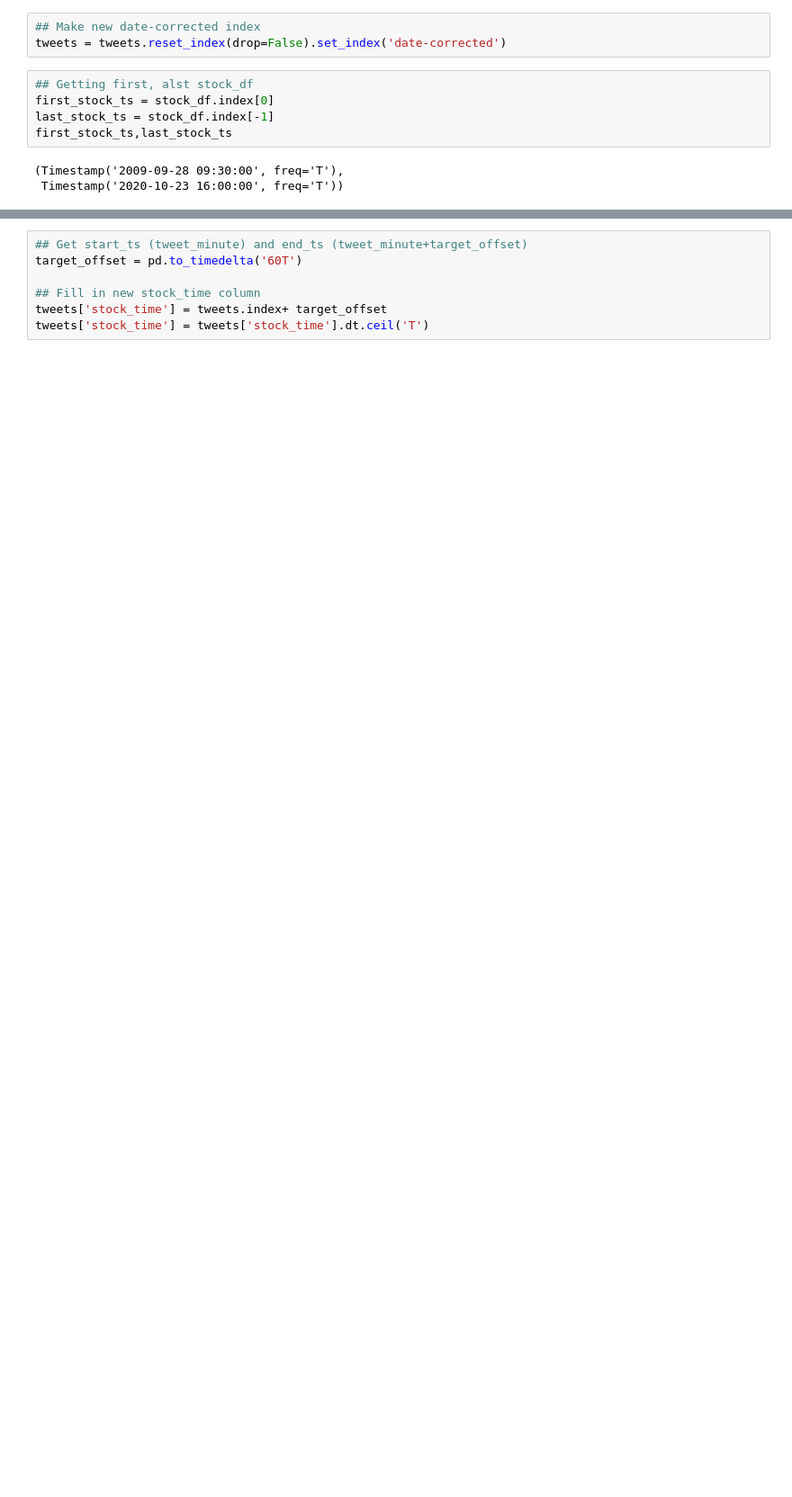
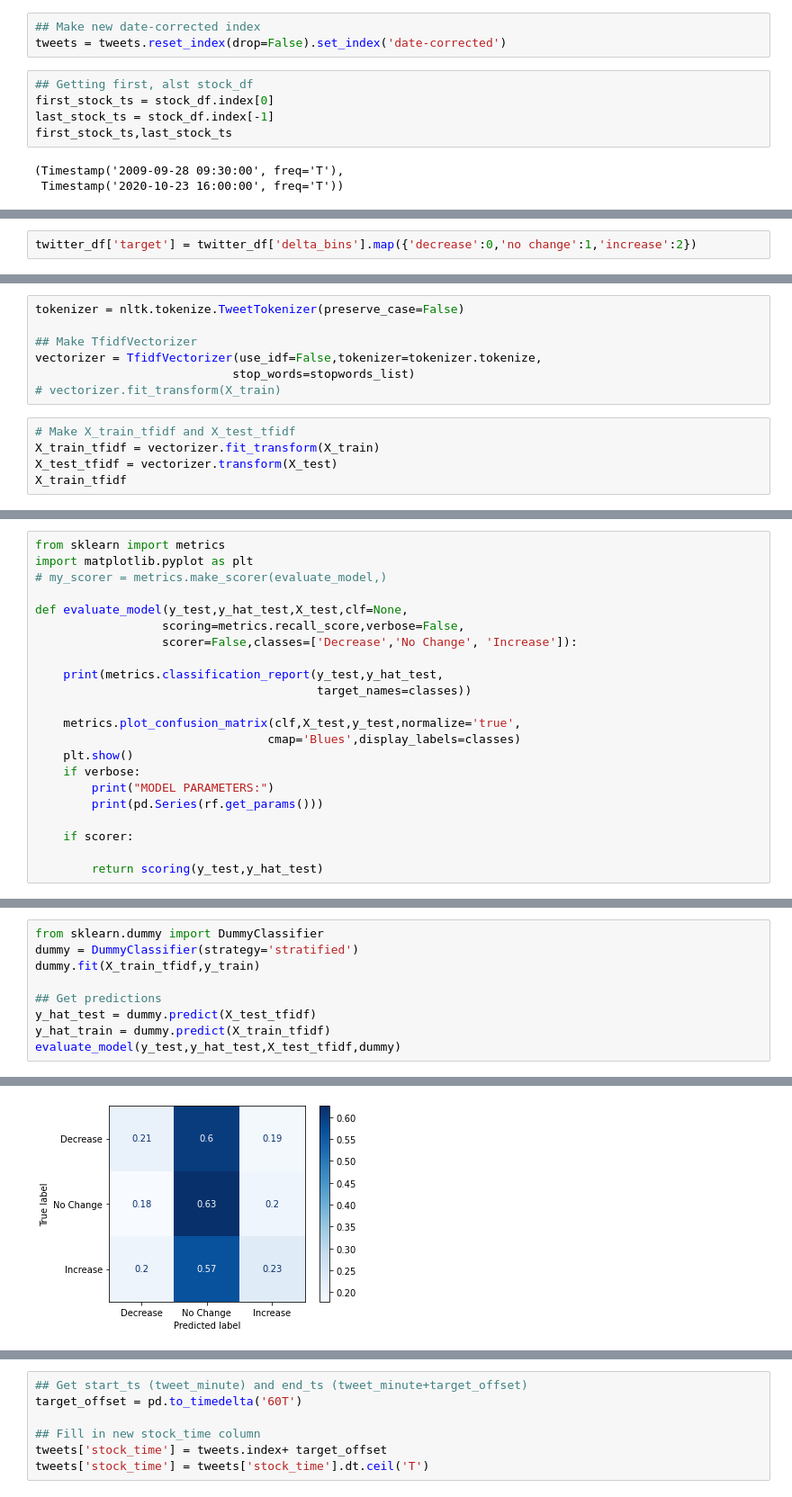
Before and after one commit to jirvingphd/capstone-project-using-trumps-tweets-to-predict-stock-market, a Jupyter notebook: Capstone Restarted 10-2020.ipynb, the cells around one changed output, grey strips where cells are left out. Shown at 90% size. Saved outputs shown, nothing was run; the diff lists cells and outputs as text; blank space fills up the shorter version.

```diff
--- a/Capstone Restarted 10-2020.ipynb
+++ b/Capstone Restarted 10-2020.ipynb
@@ -404,0 +559,2 @@ tweets
+# %%
+twitter_df['target'] = twitter_df['delta_bins'].map({'decrease':0,'no change':1,'increase':2})
@@ -404,0 +626,12 @@ tweets
+# %%
+tokenizer = nltk.tokenize.TweetTokenizer(preserve_case=False)
+
+## Make TfidfVectorizer
+vectorizer = TfidfVectorizer(use_idf=False,tokenizer=tokenizer.tokenize,
+                            stop_words=stopwords_list)
+# vectorizer.fit_transform(X_train)
+# %%
+# Make X_train_tfidf and X_test_tfidf
+X_train_tfidf = vectorizer.fit_transform(X_train)
+X_test_tfidf = vectorizer.transform(X_test)
+X_train_tfidf
@@ -404,0 +641,22 @@ tweets
+# %%
+from sklearn import metrics
+import matplotlib.pyplot as plt
+# my_scorer = metrics.make_scorer(evaluate_model,)
+
+def evaluate_model(y_test,y_hat_test,X_test,clf=None,
+                  scoring=metrics.recall_score,verbose=False,
+                  scorer=False,classes=['Decrease','No Change', 'Increase']):
+
+    print(metrics.classification_report(y_test,y_hat_test,
+                                        target_names=classes))
+
+    metrics.plot_confusion_matrix(clf,X_test,y_test,normalize='true',
+                                 cmap='Blues',display_labels=classes)
+    plt.show()
+    if verbose:
+        print("MODEL PARAMETERS:")
+        print(pd.Series(rf.get_params()))
+
+    if scorer:
+
+        return scoring(y_test,y_hat_test)
@@ -404,0 +665,10 @@ tweets
+# %%
+from sklearn.dummy import DummyClassifier
+dummy = DummyClassifier(strategy='stratified')
+dummy.fit(X_train_tfidf,y_train)
+
+## Get predictions
+y_hat_test = dummy.predict(X_test_tfidf)
+y_hat_train = dummy.predict(X_train_tfidf)
+evaluate_model(y_test,y_hat_test,X_test_tfidf,dummy)
+# %% [output]
@@ -404,0 +684 @@ tweets
+[figure, added]
```
Also changed, not shown: parts of 81 cells of this notebook, 2 other files.
